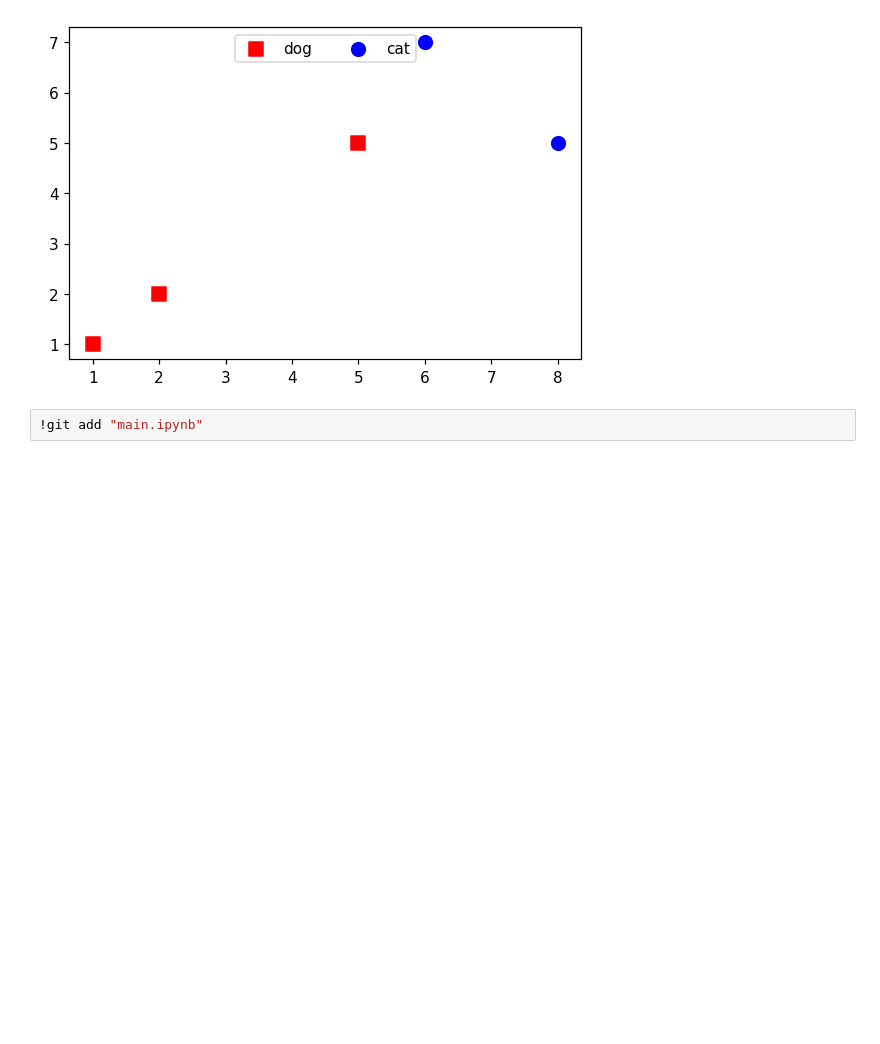
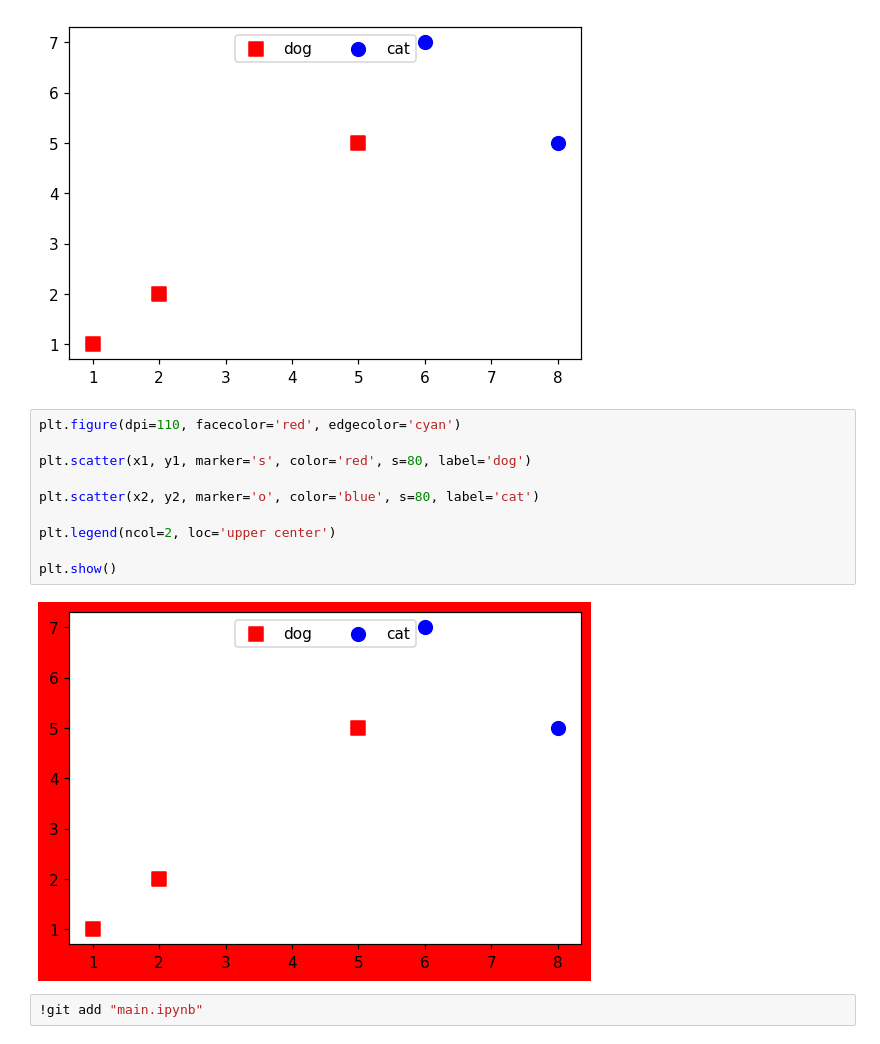
Before and after one commit to Mr-Umidjon/02-Scatter-Plot-marker_style-figure, a Jupyter notebook: main.ipynb, the cells around one changed output. Saved outputs shown, nothing was run; the diff lists cells and outputs as text; blank space fills up the shorter version.

Commit message:
Scatter Plot II

```diff
--- a/main.ipynb
+++ b/main.ipynb
@@ -140,5 +140,17 @@ plt.legend(ncol=2, loc='upper center')
 plt.show()
 # %% [output]
 [figure]
+# %%
+plt.figure(dpi=110, facecolor='red', edgecolor='cyan')
+
+plt.scatter(x1, y1, marker='s', color='red', s=80, label='dog')
+
+plt.scatter(x2, y2, marker='o', color='blue', s=80, label='cat')
+
+plt.legend(ncol=2, loc='upper center')
+
+plt.show()
+# %% [output]
+[figure, added]
 # %%
 !git add "main.ipynb"
```
Also changed, not shown: parts of 2 cells of this notebook.
